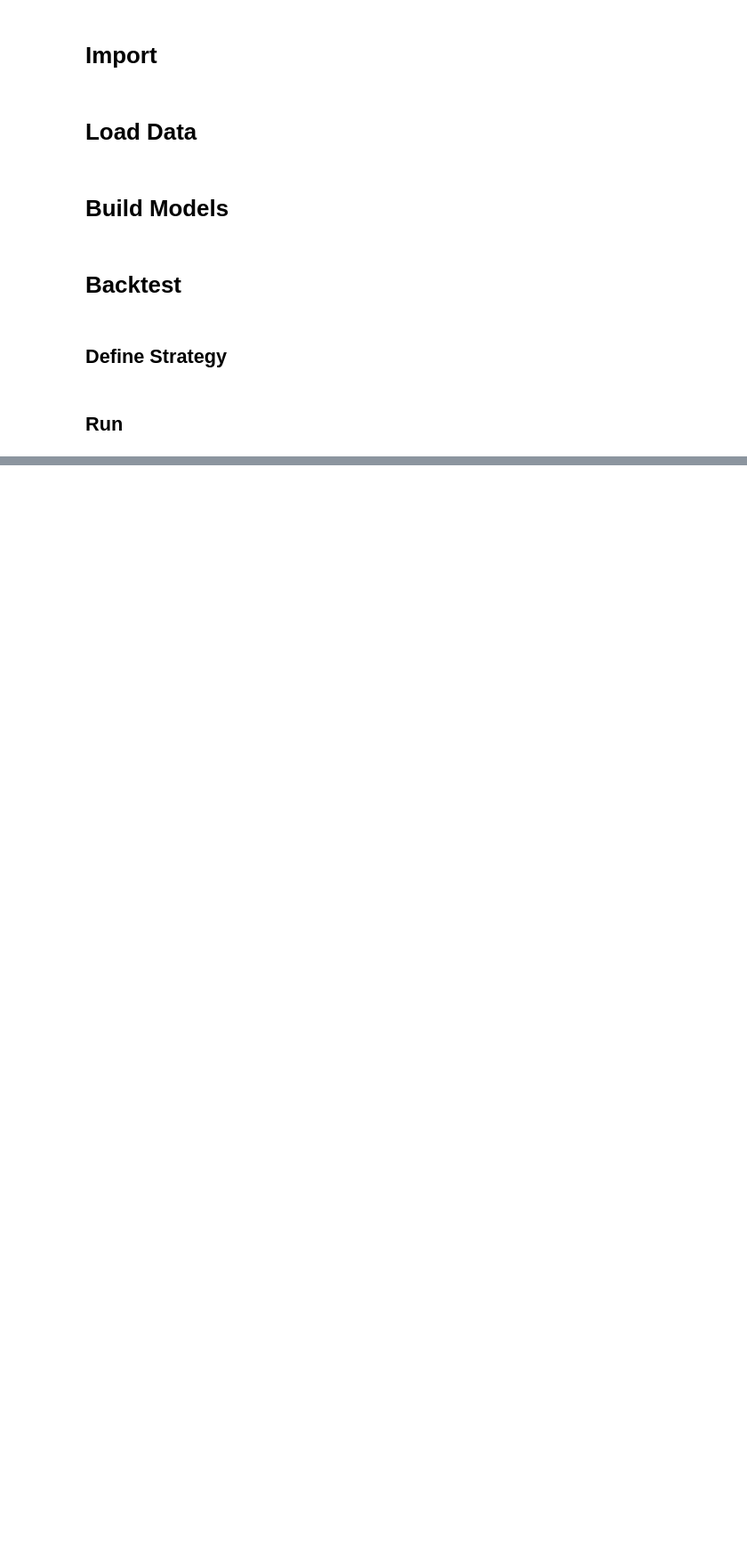
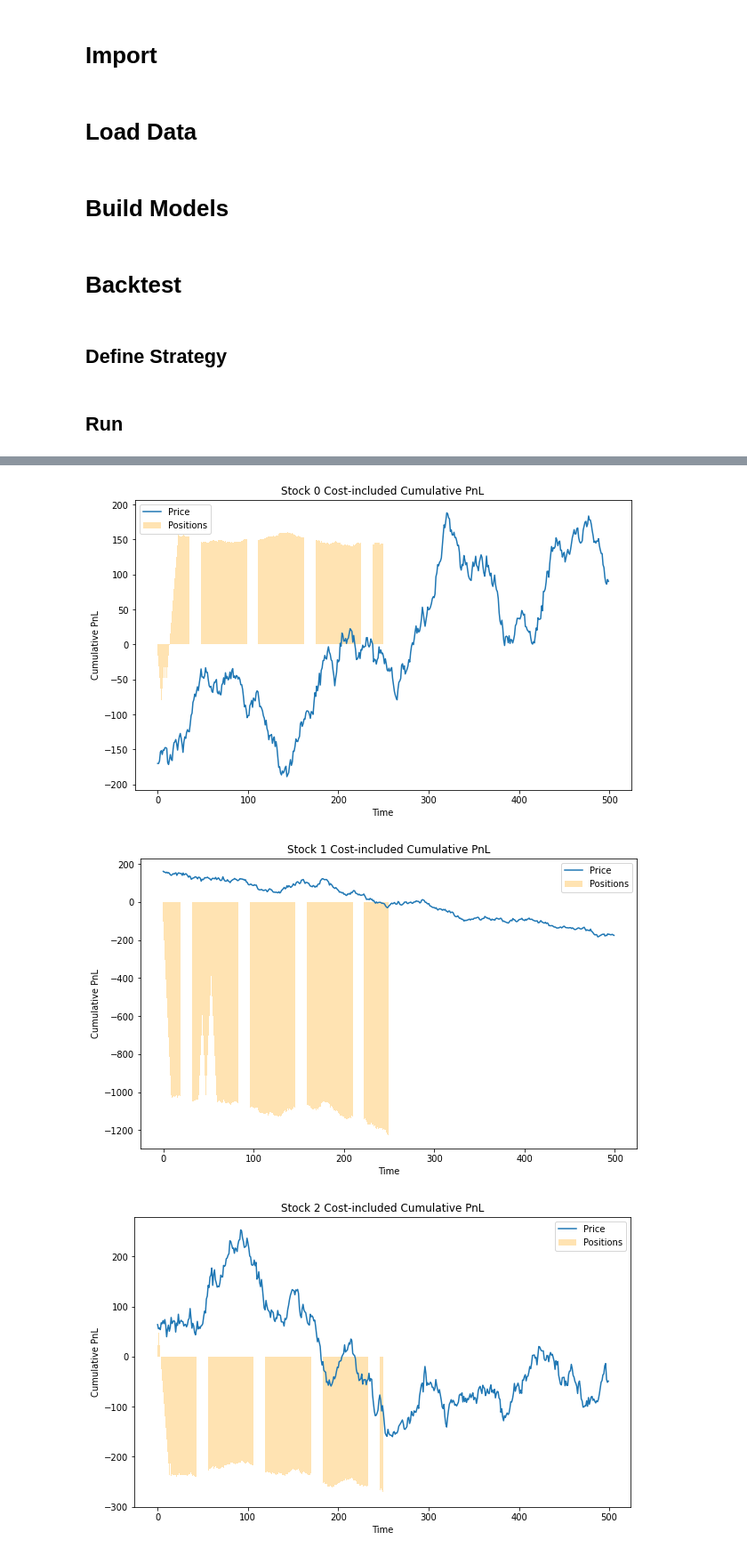
Before and after one commit to TGChenZP/SIG-Hack_AlgoTrading2024__GroupWork__Py, a Jupyter notebook: short_term_strategy.ipynb, the cells around one changed output, grey strips where cells are left out. Shown at 89% size. Cells and saved outputs as stored; diff of their text form; code cells hidden in the pictures; blank space fills up the shorter version.

```diff
--- a/short_term_strategy.ipynb
+++ b/short_term_strategy.ipynb
@@ -21,7 +21,7 @@ def loadPrices(fn):
 # %% [markdown]
 # Load Data
 # %%
-prcAll = loadPrices('prices.txt')
+prcAll = loadPrices('prices2023.txt')
 
 NUM_STOCKS = prcAll.shape[0]
 # %% [markdown]
@@ -260,0 +507,29 @@ Score: 3.31
+# %%
+import matplotlib.pyplot as plt
+import numpy as np
+
+# Assuming todayPL_array and positions are already defined and have appropriate shapes.
+
+for i in range(50):
+    plt.figure(figsize=(10, 6))  # Adjust the figure size if necessary
+
+    # Plot the cumulative PnL
+    plt.plot(100*(prcAll[i, 250:] - np.mean(prcAll[i, 250:]))/np.std(prcAll[i, 250:]), label='Price')
+
+    # Add the bar chart at y = 0
+    plt.bar(range(250), positions[i, :250], alpha=0.3, label='Positions', color='orange')
+
+    # Adding a title and labels
+    plt.title(f'Stock {i} Cost-included Cumulative PnL')
+    plt.xlabel('Time')
+    plt.ylabel('Cumulative PnL')
+
+    # Adding a legend
+    plt.legend()
+
+    # Show the plot
+    plt.show()
+# %% [output]
+[figure, added]
+[figure, added]
+[figure, added]
```
Also changed, not shown: parts of 23 cells of this notebook.
